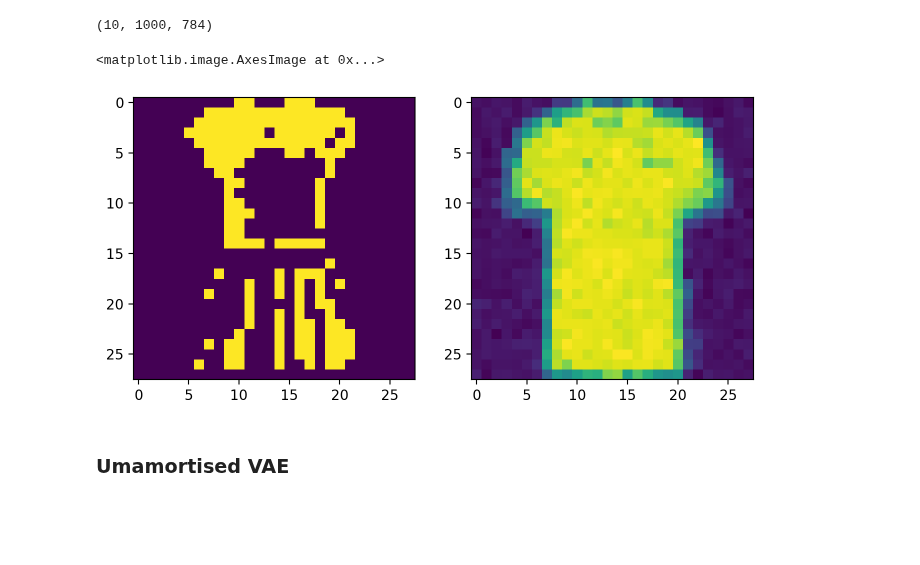
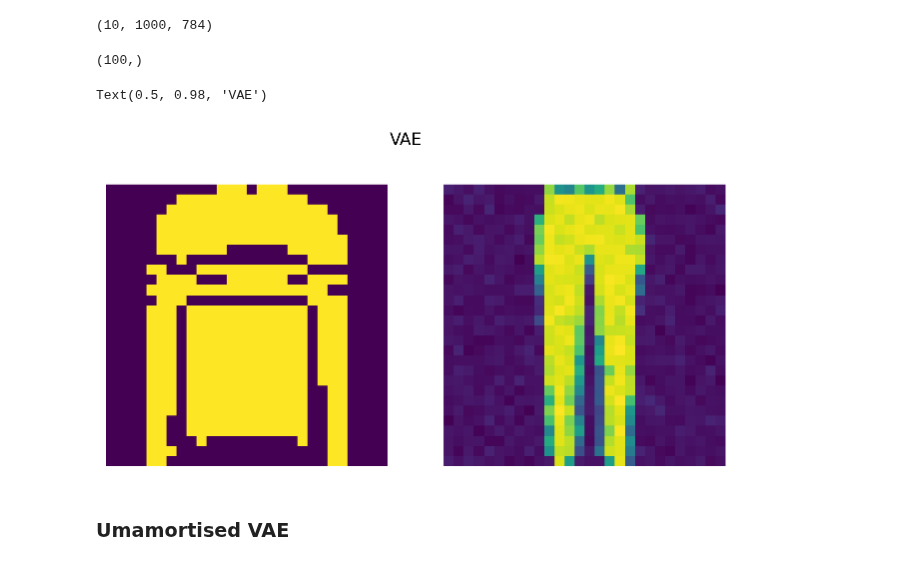
Before and after one commit to gerdm/hard-em-lvm, a Jupyter notebook: notebooks/17-unamortised-test.ipynb, the cells around one changed output. Cells and saved outputs as stored; diff of their text form; code cells hidden in the pictures; blank space fills up the shorter version.

```diff
--- a/notebooks/17-unamortised-test.ipynb
+++ b/notebooks/17-unamortised-test.ipynb
@@ -267,19 +295,28 @@ state_final = res_vae["train"]["state_final"]
 vals.shape
 # %% [output]
 (10, 1000, 784)
+# %%
+res_vae["test"]["mll_epochs"]["e50"].shape
+# %% [output]
+(100,)
 # %%
-ix_target = 3
+ix_target = 5
 img_reconstruct = vals[ix_target].reshape(-1, 28, 28)
 img_reconstruct = nn.sigmoid(img_reconstruct).mean(axis=0)
 
 img_target = X_warmup[ix_target].reshape(28, 28)
 
 fig, ax = plt.subplots(1, 2, figsize=(8, 4))
 ax[0].imshow(img_target)
 ax[1].imshow(img_reconstruct)
+
+ax[0].axis("off")
+ax[1].axis("off")
+
+plt.suptitle("VAE")
 # %% [output]
-<matplotlib.image.AxesImage at 0x...>
+Text(0.5, 0.98, 'VAE')
-[figure, old version]
+[figure, new version]
 # %% [markdown]
 ### Umamortised VAE
 # %%
```
Also changed, not shown: parts of 23 cells of this notebook.
